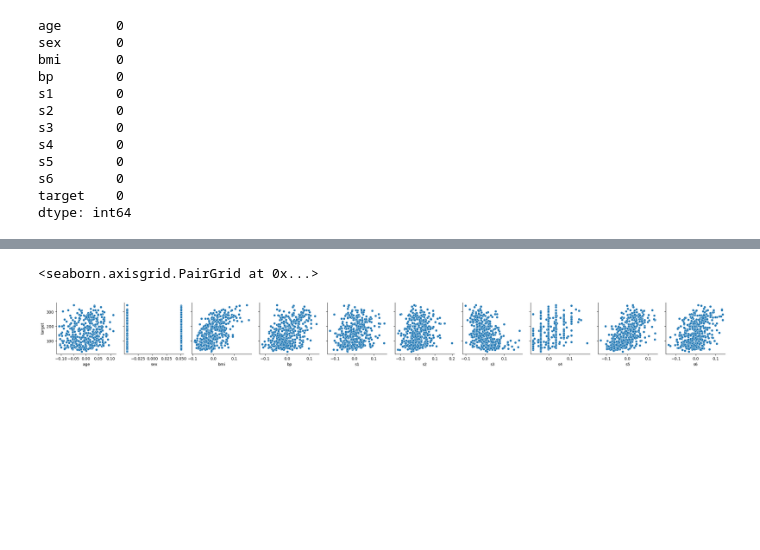
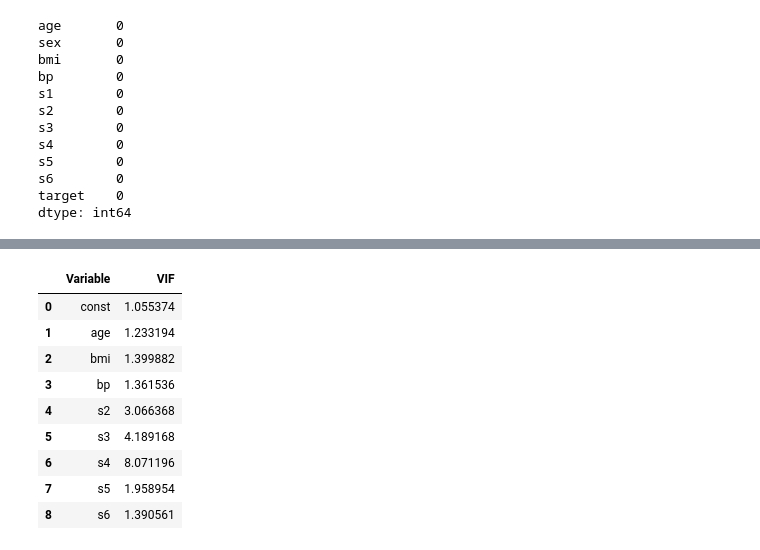
Before and after one commit to Firtux/Projects, a Jupyter notebook: ML/MLR_Sklearn.ipynb, the cells around one changed output, grey strips where cells are left out. Saved outputs shown, nothing was run; the diff lists cells and outputs as text; code cells hidden in the pictures; blank space fills up the shorter version.

```diff
--- a/ML/MLR_Sklearn.ipynb
+++ b/ML/MLR_Sklearn.ipynb
@@ -110,6 +110,33 @@ diagnostics_LR_model(y, y_pred)
-# %%
-g = sns.PairGrid(data, x_vars=X.keys(), y_vars=['target'])
-g.map(sns.scatterplot)
-# %% [output]
-<seaborn.axisgrid.PairGrid at 0x...>
-[figure, removed]
+# %%
+'''
+расчет коэффициента инфляции дисперсии VIF для обнаружения степени
+мультиколлинеарности в MLR
+'''
+
+from statsmodels.stats.outliers_influence import variance_inflation_factor
+from statsmodels.tools.tools import add_constant
+
+c = add_constant(X.drop('sex', axis=1))
+
+VIFs = pd.DataFrame()
+VIFs['Variable'] = c.columns
+VIFs['VIF'] = [variance_inflation_factor(c.values, i) for i in range(c.shape[1])]
+VIFs
+
+c = add_constant(X.drop(['sex', 's1'], axis=1)) # удалим признак с наибольшим VIF
+
+VIFs = pd.DataFrame()
+VIFs['Variable'] = c.columns
+VIFs['VIF'] = [variance_inflation_factor(c.values, i) for i in range(c.shape[1])]
+VIFs
+# %% [output]
+|  | Variable | VIF |
+| 0 | const | 1.055374 |
+| 1 | age | 1.233194 |
+| 2 | bmi | 1.399882 |
+| 3 | bp | 1.361536 |
+| 4 | s2 | 3.066368 |
+| 5 | s3 | 4.189168 |
+| 6 | s4 | 8.071196 |
+| 7 | s5 | 1.958954 |
+| 8 | s6 | 1.390561 |
```
Also changed, not shown: parts of 9 cells of this notebook.
